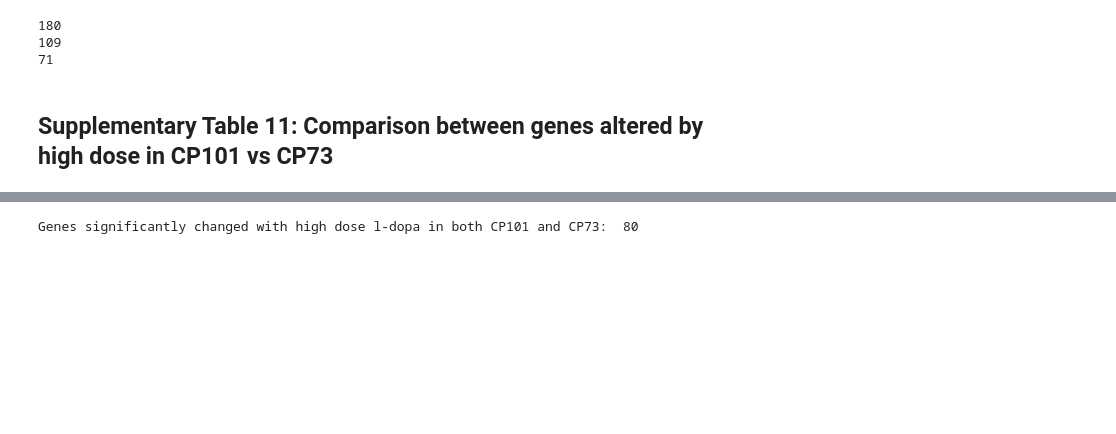
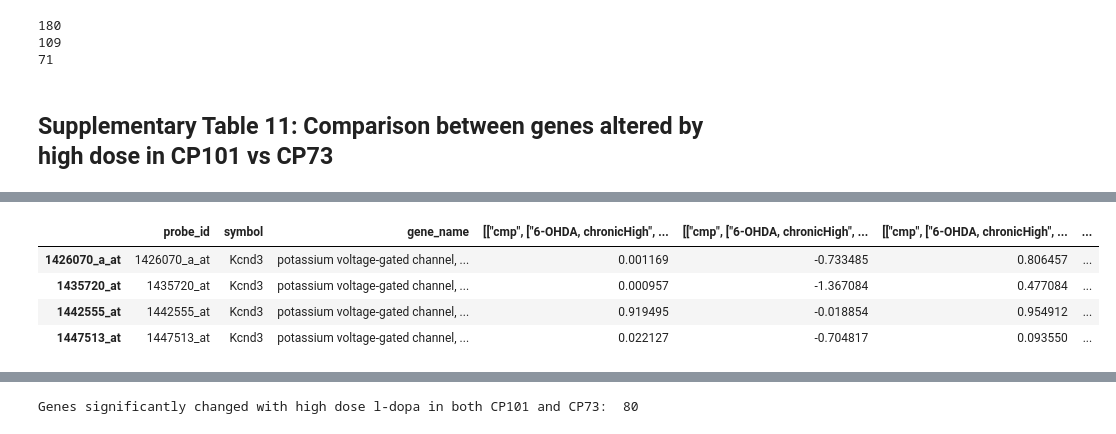
Before and after one commit to aheilbut/pdmouse, a Jupyter notebook: py/pd_supp_tables.ipynb, the cells around one changed output, grey strips where cells are left out. Drawn from its saved outputs; the diff is of its cells as text; code cells hidden in the pictures; blank space fills up the shorter version.

Commit message:
updated pd tables

```diff
--- a/py/pd_supp_tables.ipynb
+++ b/py/pd_supp_tables.ipynb
@@ -11,10 +13,10 @@ import alib.wikipath
 wp = alib.wikipath.WikiPathSets()
 # %%
 # set path for output of supplemental tables
-output_path = "/data/adrian/Dropbox/Projects/Broad/PD_mouse/results/2013_june_20/"
+output_path = "/data/adrian/Dropbox/Projects/Broad/PD_mouse/results/2013_july_7/"
 # %%
 # load amalgamated table of statistics by probeset from pickled pandas file.  This file was generated by the pd_calc_stats notebook or script
-cp_both_wide_info = cPickle.load( open("/data/adrian/Dropbox/Projects/Broad/PD_mouse/results/2013_june_13/cp_both_wide_info.pandas.pickle") )
+cp_both_wide_info = cPickle.load( open(output_path + "cp_both_wide_info.pandas.pickle") )
 # %% [markdown]
 Note: to support consistent naming of columns and computation on the column metadata, column names for all of the statistics (which are concatenated in the cp_both_wide_info table) are stored as strings which are json encodings of a list of tags.
 These may be encoded and decoded using the functions in the TagMan objects (defined in pd_analysis.py).
@@ -396,18 +408,22 @@ CP73 genes going down with chronic high dose vs saline: 1069
 # %%
-cp73_chronicHigh_alsoLow = (cp_both_wide_info.select(
-    lambda x: cp_both_wide_info.ix[x,
-        pda.tm.e([  ("cmp", ["6-OHDA, chronicHigh", "6-OHDA, chronicSaline"]),
+cn_cp73_high_bh_ttest_pval = pda.tm.e([
+            ("cmp", ["6-OHDA, chronicHigh", "6-OHDA, chronicSaline"]),
             ("ct", "cp73"),
             ("mc", "bh"),
             ("st", "pval"),
             ("tt", "welch ttest")
-        ])] < 0.10
-    and
-        abs(cp_both_wide_info.ix[x,
-        pda.tm.e([  ("cmp", ["6-OHDA, chronicHigh", "6-OHDA, chronicSaline"]),
+        ])
+
+cn_cp73_high_foldchange = pda.tm.e([
+            ("cmp", ["6-OHDA, chronicHigh", "6-OHDA, chronicSaline"]),
             ("ct", "cp73"),
             ("st", "fc_medians"),
-        ])]) >= 1
+        ])
+
+cp73_chronicHigh_alsoLow = (cp_both_wide_info.select(
+    lambda x: cp_both_wide_info.ix[x, cn_cp73_high_bh_ttest_pval ] < 0.10
+    and
+        abs(cp_both_wide_info.ix[x, cn_cp73_high_foldchange]) >= 1
     and
         cp_both_wide_info.ix[x,
         pda.tm.e([  ("cmp", ["6-OHDA, chronicLow", "6-OHDA, chronicSaline"]),
@@ -509,7 +569,7 @@ cn_cp101_high_bh_ttest_pval = pda.tm.e([  ("cmp", ["6-OHDA, chronicHigh", "6-OHD
             ("tt", "welch ttest")
         ])
 
-cn_cp101_high_foldchange = pda.tm.e([  ("cmp", ["6-OHDA, chronicHich", "6-OHDA, chronicSaline"]),
+cn_cp101_high_foldchange = pda.tm.e([  ("cmp", ["6-OHDA, chronicHigh", "6-OHDA, chronicSaline"]),
             ("ct", "cp101"),
             ("st", "fc_medians"),
         ])
@@ -528,13 +588,3 @@ cp_101_chronic_high_down = (cp_both_wide_info.select(
     lambda x: cp_both_wide_info.ix[x, cn_cp101_high_bh_ttest_pval] < 0.10
     and cp_both_wide_info.ix[x, cn_cp101_high_foldchange] <= -1
 ))
-
-(cp_101_chronic_high_up[ ["probe_id", "symbol", "gene_name", cn_cp101_high_bh_ttest_pval, cn_cp101_high_foldchange] ]
-     .sort_index(by=cn_cp101_high_foldchange, ascending=False)
-     .to_csv(output_path + "pd_supptable_10a.tab", float_format='%.4e', sep="\t")
- )
-
-(cp_101_chronic_high_down[ ["probe_id", "symbol", "gene_name", cn_cp101_high_bh_ttest_pval, cn_cp101_high_foldchange] ]
-     .sort_index(by=cn_cp101_high_foldchange, ascending=True)
-     .to_csv(output_path + "pd_supptable_10b.tab", float_format='%.4e', sep="\t")
- )
@@ -550,0 +684,9 @@ print len( uniqueSym( cp_101_chronic_high_down.symbol ) )
+# %%
+cp_both_wide_info.select( lambda x: cp_both_wide_info.ix[x, "symbol"] == "Kcnd3")[
+    ["probe_id", "symbol", "gene_name", cn_cp73_high_bh_ttest_pval, cn_cp73_high_foldchange, cn_cp101_high_bh_ttest_pval, cn_cp101_high_foldchange] ]
+# %% [output]
+|  | probe_id | symbol | gene_name | [["cmp", ["6-OHDA, chronicHigh", ... | [["cmp", ["6-OHDA, chronicHigh", ... | [["cmp", ["6-OHDA, chronicHigh", ... | ... |
+| 1426070_a_at | 1426070_a_at | Kcnd3 | potassium voltage-gated channel, ... | 0.001169 | -0.733485 | 0.806457 | ... |
+| 1435720_at | 1435720_at | Kcnd3 | potassium voltage-gated channel, ... | 0.000957 | -1.367084 | 0.477084 | ... |
+| 1442555_at | 1442555_at | Kcnd3 | potassium voltage-gated channel, ... | 0.919495 | -0.018854 | 0.954912 | ... |
+| 1447513_at | 1447513_at | Kcnd3 | potassium voltage-gated channel, ... | 0.022127 | -0.704817 | 0.093550 | ... |
```
Also changed, not shown: parts of 33 cells of this notebook, 1 other file.
